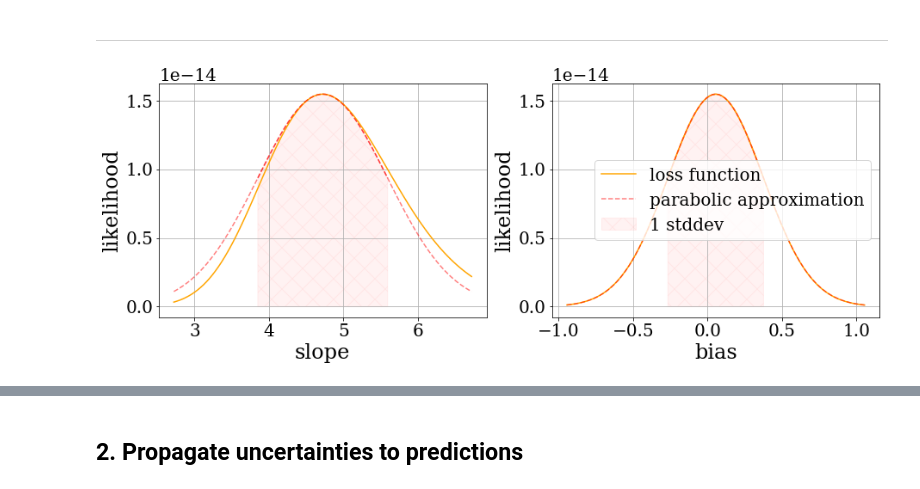
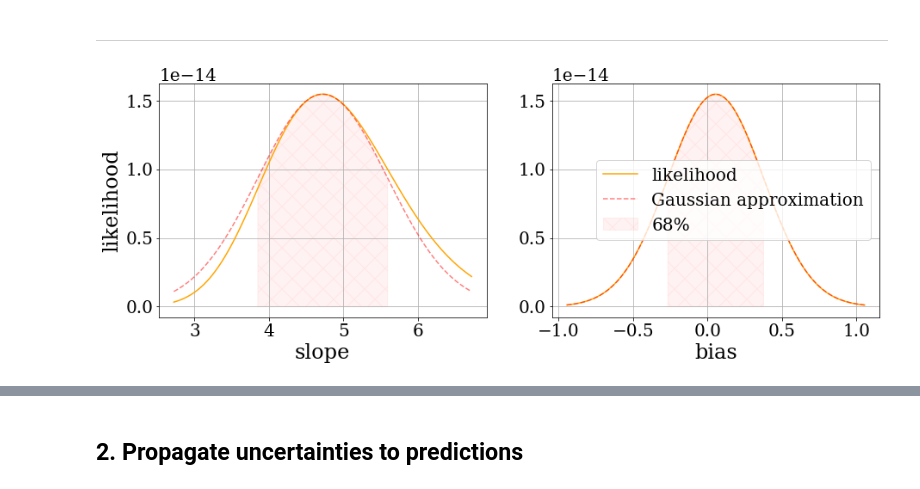
Before and after one commit to faab5/errortools, a Jupyter notebook: notebooks/PyData presentation 11-05-2019.ipynb, the cells around one changed output, grey strips where cells are left out. Drawn from its saved outputs; the diff is of its cells as text; code cells hidden in the pictures.

```diff
--- a/notebooks/PyData presentation 11-05-2019.ipynb
+++ b/notebooks/PyData presentation 11-05-2019.ipynb
@@ -279,41 +290,38 @@ hessian = scipy.linalg.inv(model.cvr_mtx)
 Z = np.concatenate((X[:, np.newaxis], np.ones((X.shape[0], 1))), axis=1)
 f0 = model.negativeLogPosterior(model.parameters, Z, y, 0, 0)
 
 p = np.tile(model.parameters, (101,1))
 p[:, 0] += np.linspace(-model.errors[0], model.errors[0], 101)
 approx = np.exp( -np.array([f0 + 0.5*np.dot(a-model.parameters, np.dot(hessian, a-model.parameters)) for a in p]) )
 
-ax[0].fill_between(x=p[:,0], y1=approx, color='red', hatch="x", alpha=0.05, label="1 stddev")
-ax[0].plot(p[:, 0], approx, '--', color='red', alpha=0.5)
+ax[0].fill_between(x=p[:,0], y1=approx, color='red', hatch="x", alpha=0.05, label="68%")
 
 p = np.tile(model.parameters, (101,1))
 p[:, 0] += np.linspace(-2, 2, 101)
 loss = np.exp( -np.array([model.negativeLogPosterior(q, Z, y, 0, 0) for q in p]) )
 approx = np.exp( -np.array([f0 + 0.5*np.dot(a-model.parameters, np.dot(hessian, a-model.parameters)) for a in p]) )
 
-ax[0].plot(p[:, 0], loss, '-', color='orange', label="loss function")
-ax[0].plot(p[:, 0], approx, '--', color='red', label="parabolic approximation", alpha=0.5)
+ax[0].plot(p[:, 0], loss, '-', color='orange', label="likelihood")
+ax[0].plot(p[:, 0], approx, '--', color='red', label="Gaussian approximation", alpha=0.5)
 ax[0].grid()
 ax[0].set_xlabel("slope")
 ax[0].set_ylabel("likelihood")
 
 p = np.tile(model.parameters, (101,1))
 p[:, 1] += np.linspace(-model.errors[1], model.errors[1], 101)
 approx = np.exp( -np.array([f0 + 0.5*np.dot(a-model.parameters, np.dot(hessian, a-model.parameters)) for a in p]) )
 
-ax[1].fill_between(x=p[:,1], y1=approx, color='red', hatch="x", alpha=0.05, label="1 stddev")
-ax[1].plot(p[:, 1], approx, '--', color='red', alpha=0.5)
+ax[1].fill_between(x=p[:,1], y1=approx, color='red', hatch="x", alpha=0.05, label="68%")
 
 p = np.tile(model.parameters, (101,1))
 p[:, 1] += np.linspace(-1, 1, 101)
 loss = np.exp( -np.array([model.negativeLogPosterior(q, Z, y, 0, 0) for q in p]) )
 approx = np.exp( -np.array([f0 + 0.5*np.dot(a-model.parameters, np.dot(hessian, a-model.parameters)) for a in p]) )
 
-ax[1].plot(p[:, 1], loss, '-', color='orange', label="loss function")
-ax[1].plot(p[:, 1], approx, '--', color='red', label="parabolic approximation", alpha=0.5)
+ax[1].plot(p[:, 1], loss, '-', color='orange', label="likelihood")
+ax[1].plot(p[:, 1], approx, '--', color='red', label="Gaussian approximation", alpha=0.5)
 ax[1].grid()
 ax[1].legend()
-ax[1].set_xlabel("bias")
-ax[1].set_ylabel("likelihood");
+ax[1].set_xlabel("bias");
 # %% [output]
-[figure, old version]
+[figure, new version]
```
Also changed, not shown: parts of 17 cells of this notebook.
